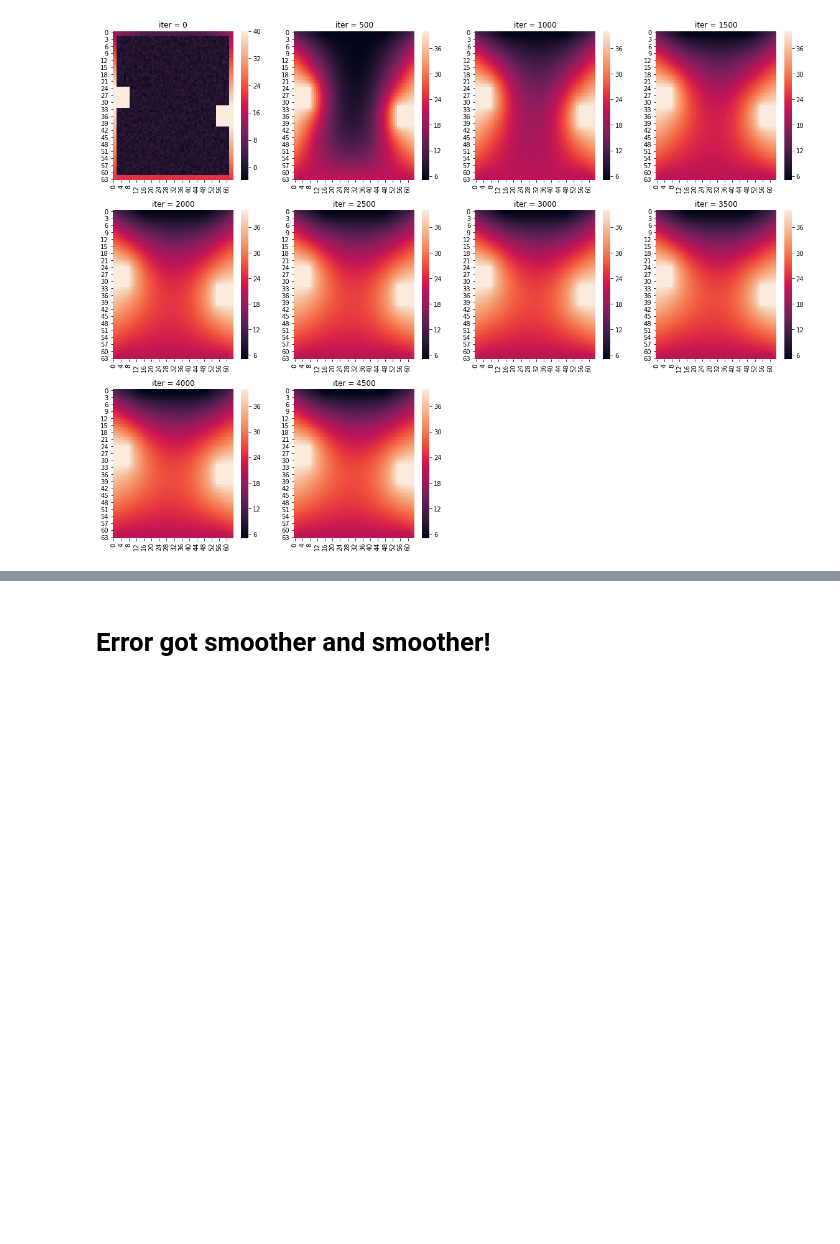
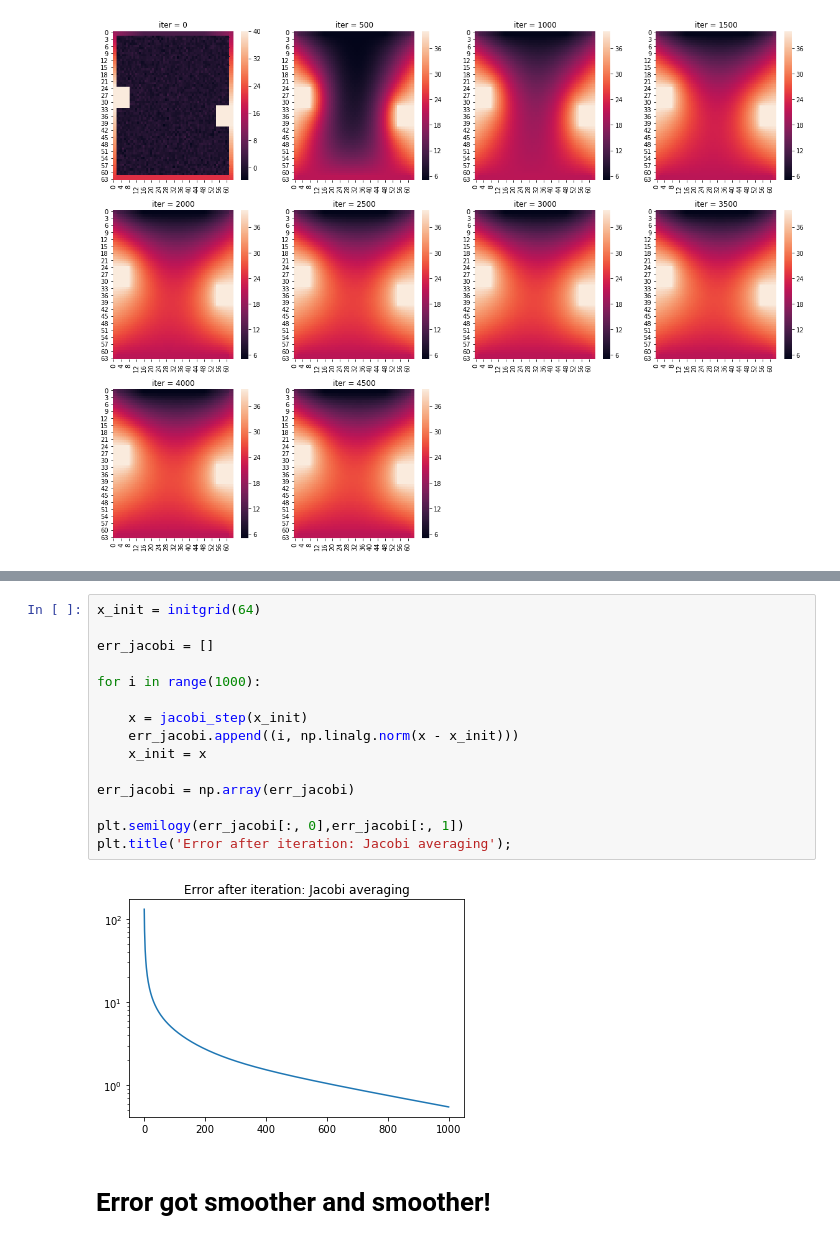
Before and after one commit to sanghvirajit19/Laplacian_Problem, a Jupyter notebook: Jacobi_Laplacian_Problem.ipynb, the cells around one changed output, grey strips where cells are left out. Drawn from its saved outputs; the diff is of its cells as text; blank space fills up the shorter version.

```diff
--- a/Jacobi_Laplacian_Problem.ipynb
+++ b/Jacobi_Laplacian_Problem.ipynb
@@ -150,5 +166,22 @@ for i in range(1000):
         plt.title('iter = %s' % i)
 # %% [output]
 [figure]
+# %%
+x_init = initgrid(64)
+
+err_jacobi = []
+
+for i in range(1000):
+
+    x = jacobi_step(x_init)
+    err_jacobi.append((i, np.linalg.norm(x - x_init)))
+    x_init = x
+
+err_jacobi = np.array(err_jacobi)
+
+plt.semilogy(err_jacobi[:, 0],err_jacobi[:, 1])
+plt.title('Error after iteration: Jacobi averaging');
+# %% [output]
+[figure, added]
 # %% [markdown]
 # Error got smoother and smoother!
```
Also changed, not shown: parts of 3 cells of this notebook.
